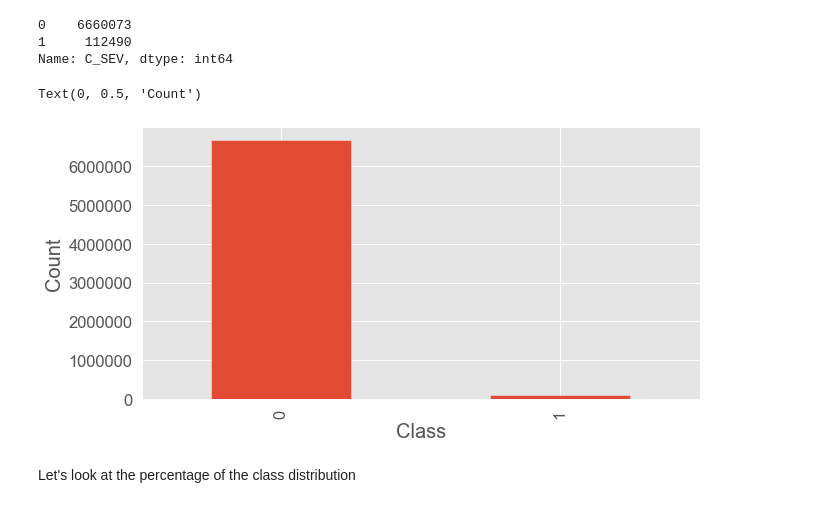
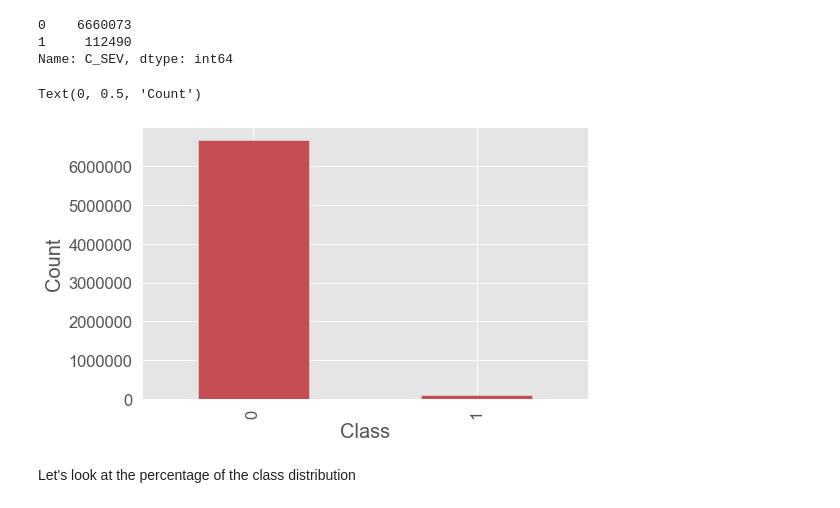
Before and after one commit to jnsofini/Imbalanced-Learning, a Jupyter notebook: JupyterNotebook/Motor-vehicle-collision-full.ipynb, the cells around one changed output. Saved outputs shown, nothing was run; the diff lists cells and outputs as text; code cells hidden in the pictures.

```diff
--- a/JupyterNotebook/Motor-vehicle-collision-full.ipynb
+++ b/JupyterNotebook/Motor-vehicle-collision-full.ipynb
@@ -259,7 +259,7 @@ array([1, 2, 3, 4, 5, 6, 7, 8, 9, 10, 11, 12, '12', nan, '01', '02', '11'],
 # %%
 month_dict = {1: 'January', '01': 'January', 2: 'February','02': 'February',3: 'March', 4: 'April',
              5:'May', 6: 'June', 7: 'July',8: 'August', 9: 'September',10: 'october', 11: 'November',
-              '11': 'November', 12: 'December'}
+              '11': 'November', 12: 'December', '12': 'December'}
 # %%
 df['C_MNTH'] = df['C_MNTH'].replace(month_dict)
 # %%
@@ -763,15 +762,15 @@ Name: C_SEV, dtype: int64
 # %%
 # Set figure font
 sns.set(font_scale = 1.5)
 plt.style.use('ggplot')
 
 # Plot bar
-df['C_SEV'].value_counts().plot(kind = 'bar', figsize = (10,5))
+df['C_SEV'].value_counts().plot(kind = 'bar', figsize = (8,5), color ='r')
 plt.xlabel('Class', fontsize=20)
 plt.ylabel('Count', fontsize=20)
 # %% [output]
 Text(0, 0.5, 'Count')
-[figure, old version]
+[figure, new version]
 # %% [markdown]
  Let's look at the percentage of the class distribution
 # %%
```
Also changed, not shown: parts of 52 cells of this notebook, 16 other files.
